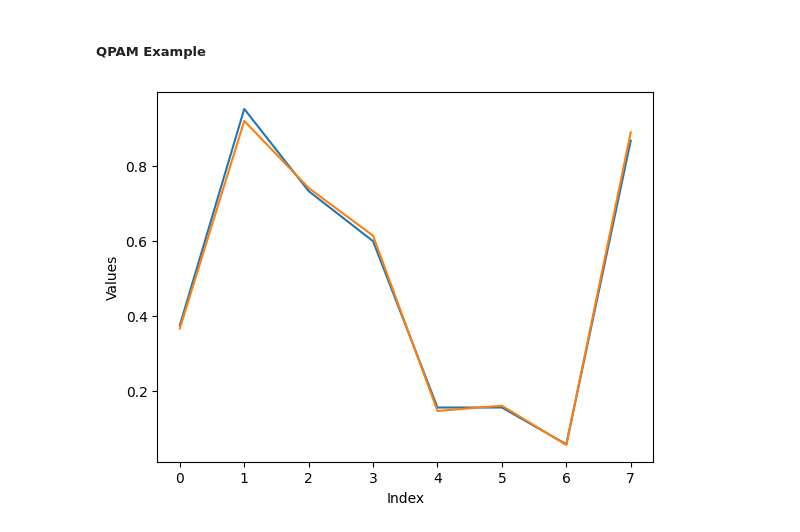
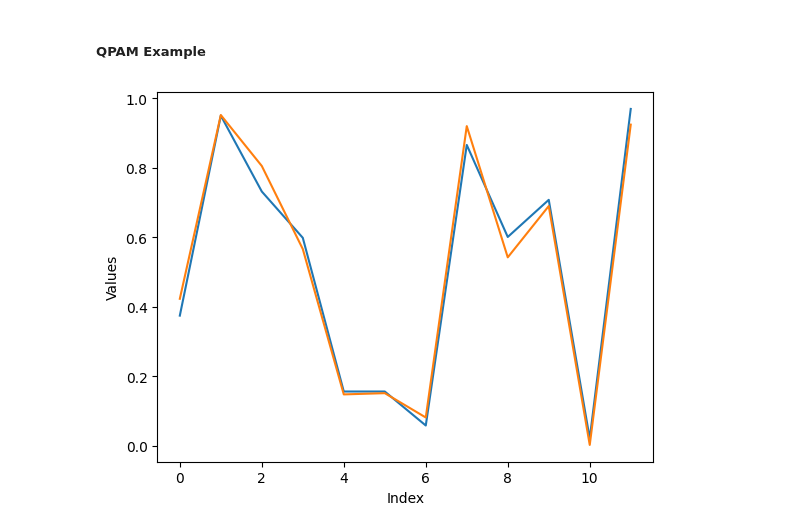
Before and after one commit to moth-quantum/quantum-audio, a Jupyter notebook: notebooks/schemes_test.ipynb, the cells around one changed output. Drawn from its saved outputs; the diff is of its cells as text; code cells hidden in the pictures.

```diff
--- a/notebooks/schemes_test.ipynb
+++ b/notebooks/schemes_test.ipynb
@@ -6,12 +6,12 @@ import utils
 # %% [markdown]
 ##### QPAM Example
 # %%
-original_data = utils.simulate_data(num_samples=8)
+original_data = utils.simulate_data(num_samples=12)
 scheme        = qpam.QPAM()
 # %%
 encoded_circuit = scheme.encode(original_data)
 decoded_data    = scheme.decode(encoded_circuit)
 # %%
-utils.plot([data,decoded_data])
+utils.plot([original_data,decoded_data])
 # %% [output]
-[figure, old version]
+[figure, new version]
```
